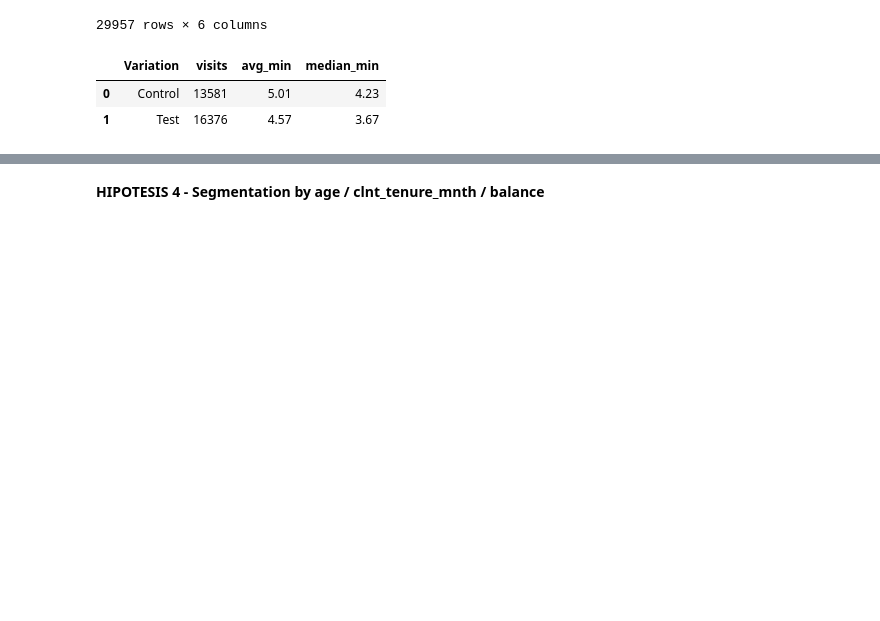
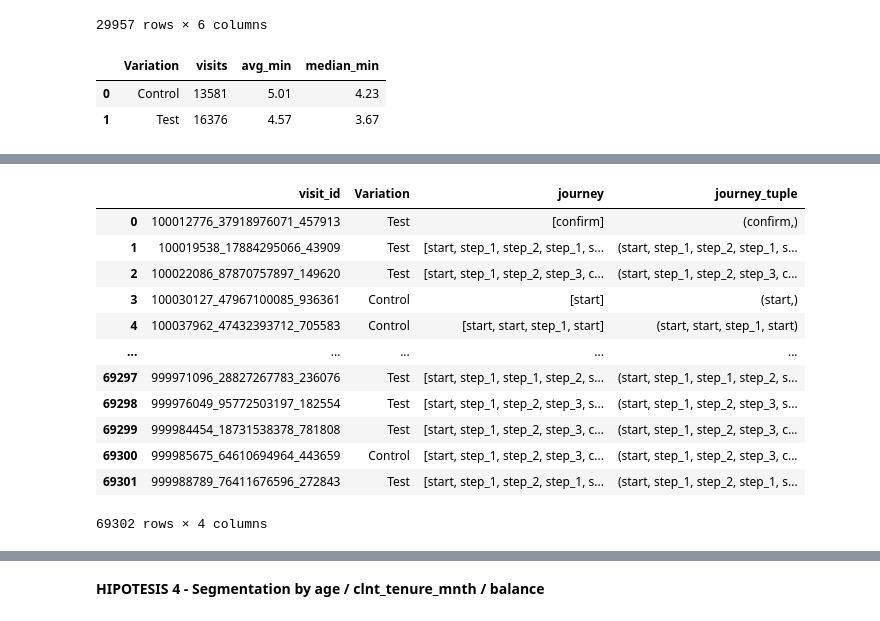
Before and after one commit to marlene-alcobendas/Project5_ABtesting_PowerBI, a Jupyter notebook: ABtesting.ipynb, the cells around one changed output, grey strips where cells are left out. Drawn from its saved outputs; the diff is of its cells as text; code cells hidden in the pictures; blank space fills up the shorter version.

Commit message:
Hipotesis 1-4 + PowerBI database

```diff
--- a/ABtesting.ipynb
+++ b/ABtesting.ipynb
@@ -775,2 +731,35 @@ df_analysis_clean.to_csv("database/df_analysis_clean_for_power_bi.csv", index=Fa
 # %%
-#HIPOTESIS 3: Probability to advance from ['start'-'step_1'- 'step_2'-'step_3'-'confirm'] in Test vs. Control
+#HIPOTESIS 3: Client behavior analysis
+
+df = df_analysis.copy()
+
+#Type of TOP N steps to analyze
+TOP_N = 20
+
+# Order events correctly
+df = df.sort_values(["visit_id", "date_time"])
+
+#Create step sequences as journeys
+journeys = (
+    df.groupby(["visit_id", "Variation"])["process_step"]
+      .apply(list)
+      .reset_index(name="journey")
+)
+
+journeys["journey_tuple"] = journeys["journey"].apply(tuple)
+
+journeys
+# %% [output]
+|  | visit_id | Variation | journey | journey_tuple |
+| 0 | 100012776_37918976071_457913 | Test | [confirm] | (confirm,) |
+| 1 | 100019538_17884295066_43909 | Test | [start, step_1, step_2, step_1, s... | (start, step_1, step_2, step_1, s... |
+| 2 | 100022086_87870757897_149620 | Test | [start, step_1, step_2, step_3, c... | (start, step_1, step_2, step_3, c... |
+| 3 | 100030127_47967100085_936361 | Control | [start] | (start,) |
+| 4 | 100037962_47432393712_705583 | Control | [start, start, step_1, start] | (start, start, step_1, start) |
+| ... | ... | ... | ... | ... |
+| 69297 | 999971096_28827267783_236076 | Test | [start, step_1, step_1, step_2, s... | (start, step_1, step_1, step_2, s... |
+| 69298 | 999976049_95772503197_182554 | Test | [start, step_1, step_2, step_3, s... | (start, step_1, step_2, step_3, s... |
+| 69299 | 999984454_18731538378_781808 | Test | [start, step_1, step_2, step_3, c... | (start, step_1, step_2, step_3, c... |
+| 69300 | 999985675_64610694964_443659 | Control | [start, step_1, step_2, step_3, c... | (start, step_1, step_2, step_3, c... |
+| 69301 | 999988789_76411676596_272843 | Test | [start, step_1, step_2, step_1, s... | (start, step_1, step_2, step_1, s... |
+69302 rows × 4 columns
```
Also changed, not shown: parts of 9 cells of this notebook, 2 other files.
